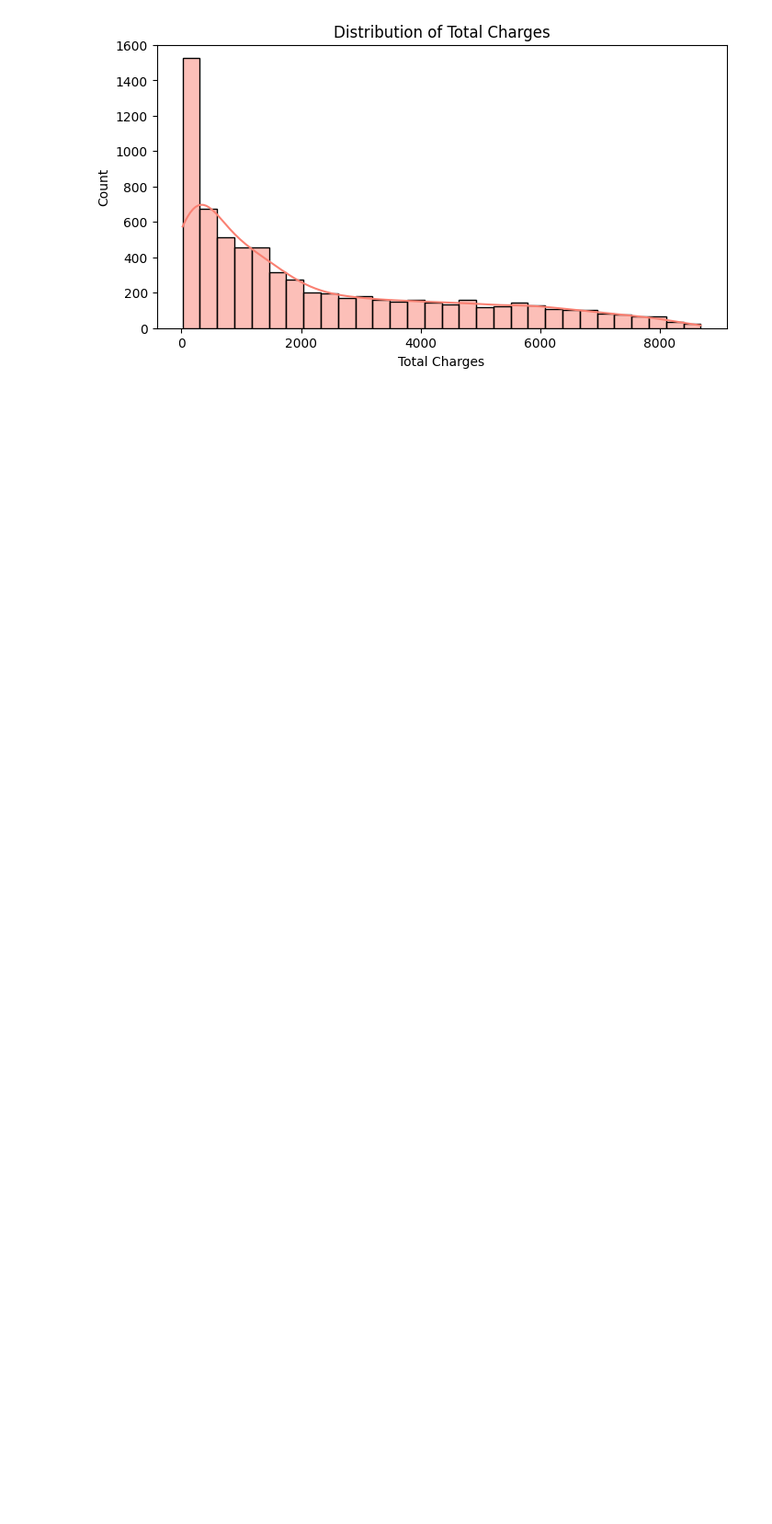
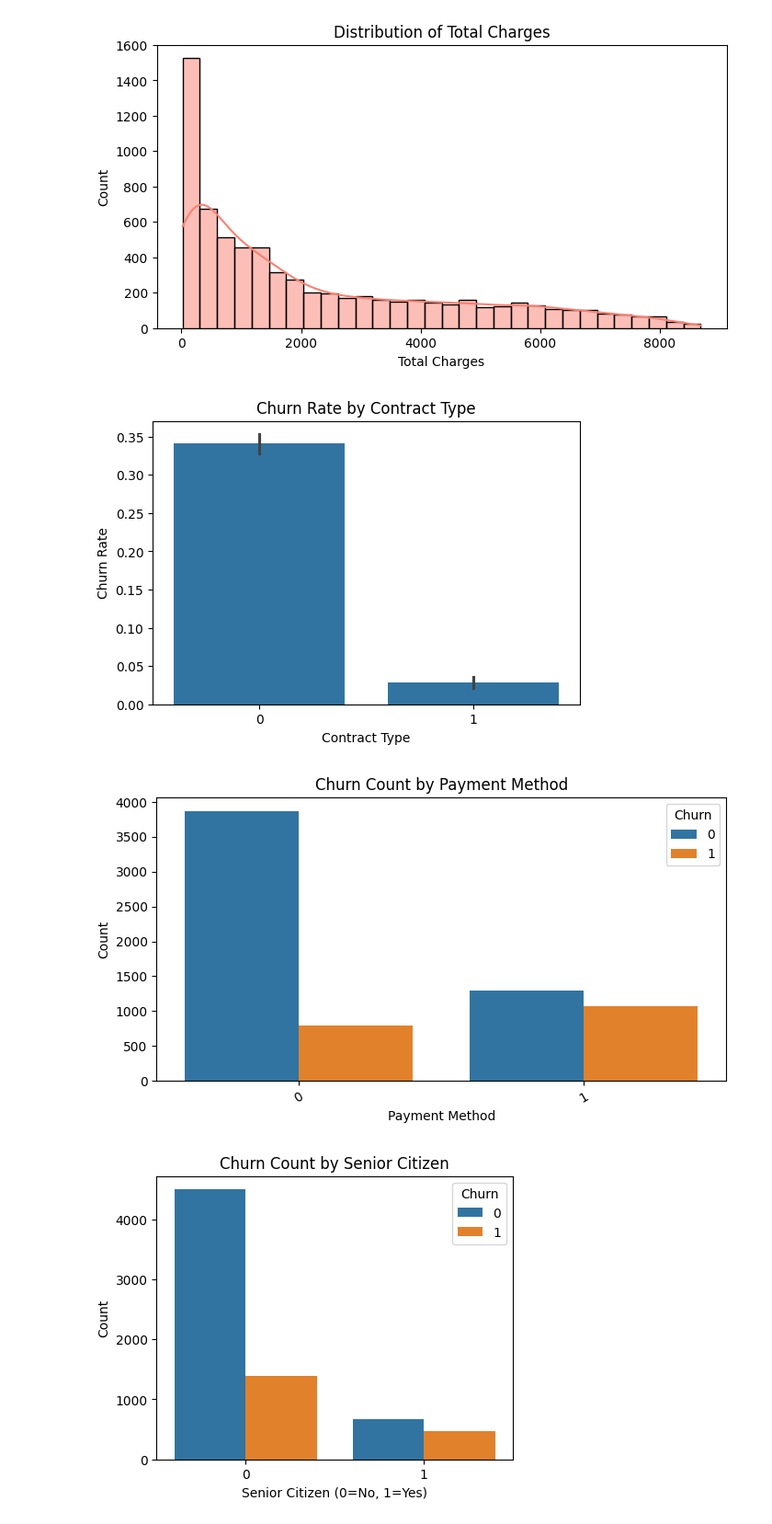
Before and after one commit to jhovanisabuchi/Churn-Detector, a Jupyter notebook: notebooks/EDA.ipynb, the cells around one changed output. Shown at 92% size. Saved outputs shown, nothing was run; the diff lists cells and outputs as text; code cells hidden in the pictures; blank space fills up the shorter version.

Commit message:
add the visualization

```diff
--- a/notebooks/EDA.ipynb
+++ b/notebooks/EDA.ipynb
@@ -1,7 +1,7 @@
 # %%
 import pandas as pd
 # %%
-df = pd.read_csv(r"C:\Users\johnk\customer churn prediction\Data\WA_Fn-UseC_-Telco-Customer-Churn.csv")
+df = pd.read_csv(r"C:\Users\johnk\customer churn prediction\Retention-Predictor\Data\WA_Fn-UseC_-Telco-Customer-Churn.csv")
 df.head()
 # %% [output]
 |  | customerID | gender | SeniorCitizen | Partner | Dependents | tenure | PhoneService | MultipleLines | ... |
@@ -318,6 +318,40 @@ plt.show()
 [figure]
 [figure]
 [figure]
+# %%
+# Visualize churn rate by Contract type
+import matplotlib.pyplot as plt
+import seaborn as sns
+
+plt.figure(figsize=(6,4))
+sns.barplot(x='Contract_Two year', y='Churn', data=df)
+plt.title('Churn Rate by Contract Type')
+plt.ylabel('Churn Rate')
+plt.xlabel('Contract Type')
+plt.show()
+
+# Visualize churn count by Payment Method
+plt.figure(figsize=(8,4))
+sns.countplot(x='PaymentMethod_Electronic check', hue='Churn', data=df)
+plt.title('Churn Count by Payment Method')
+plt.ylabel('Count')
+plt.xlabel('Payment Method')
+plt.xticks(rotation=30)
+plt.legend(title='Churn')
+plt.show()
+
+# Visualize churn count by Senior Citizen
+plt.figure(figsize=(5,4))
+sns.countplot(x='SeniorCitizen', hue='Churn', data=df)
+plt.title('Churn Count by Senior Citizen')
+plt.xlabel('Senior Citizen (0=No, 1=Yes)')
+plt.ylabel('Count')
+plt.legend(title='Churn')
+plt.show()
+# %% [output]
+[figure, added]
+[figure, added]
+[figure, added]
 # %%
 # Save the DataFrame to a CSV file
 df.to_csv(r"C:\Users\johnk\customer churn prediction\Data\processed_data.csv", index=False)
```
Also changed, not shown: 4 other files.
